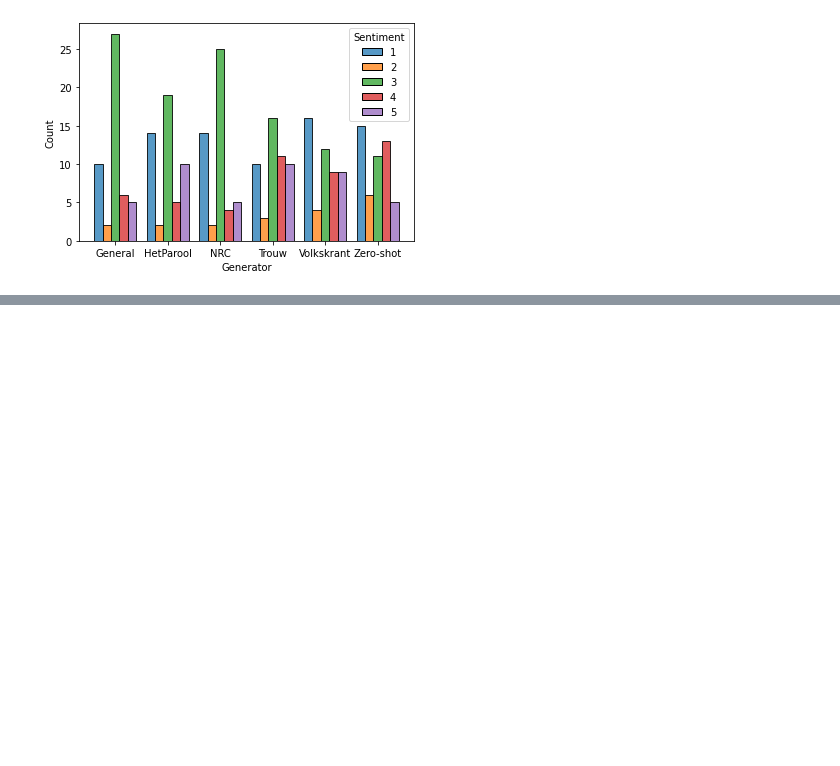
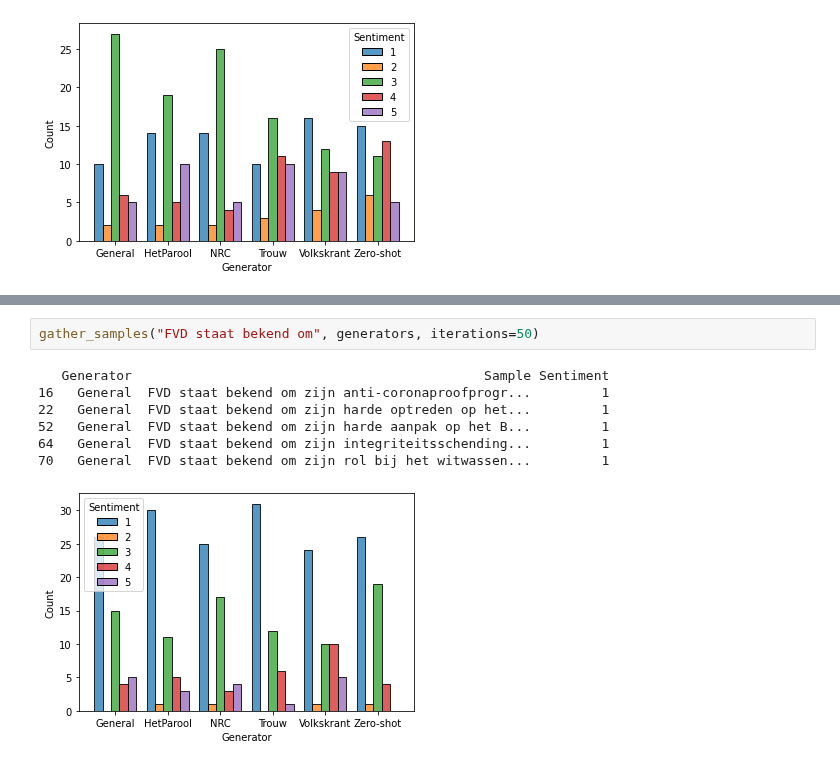
Before and after one commit to Chris-Congleton/MSc-Thesis, a Jupyter notebook: Analysis/TextGeneration.ipynb, the cells around one changed output, grey strips where cells are left out. Drawn from its saved outputs; the diff is of its cells as text; blank space fills up the shorter version.

```diff
--- a/Analysis/TextGeneration.ipynb
+++ b/Analysis/TextGeneration.ipynb
@@ -2084,3 +2084,13 @@ gather_samples("De D66 staat bekend om", generators, iterations=50)
 172   General  De D66 staat bekend om zijn harde opstelling t...         1
 190   General  De D66 staat bekend om zijn steun voor vrouwen...         1
 [figure]
+# %%
+gather_samples("FVD staat bekend om", generators, iterations=50)
+# %% [output]
+   Generator                                             Sample Sentiment
+16   General  FVD staat bekend om zijn anti-coronaproofprogr...         1
+22   General  FVD staat bekend om zijn harde optreden op het...         1
+52   General  FVD staat bekend om zijn harde aanpak op het B...         1
+64   General  FVD staat bekend om zijn integriteitsschending...         1
+70   General  FVD staat bekend om zijn rol bij het witwassen...         1
+[figure, added]
```
Also changed, not shown: parts of 4 cells of this notebook.
